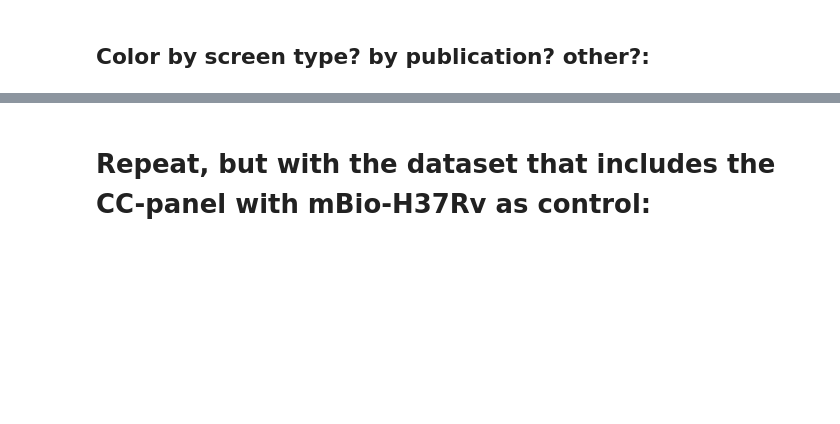
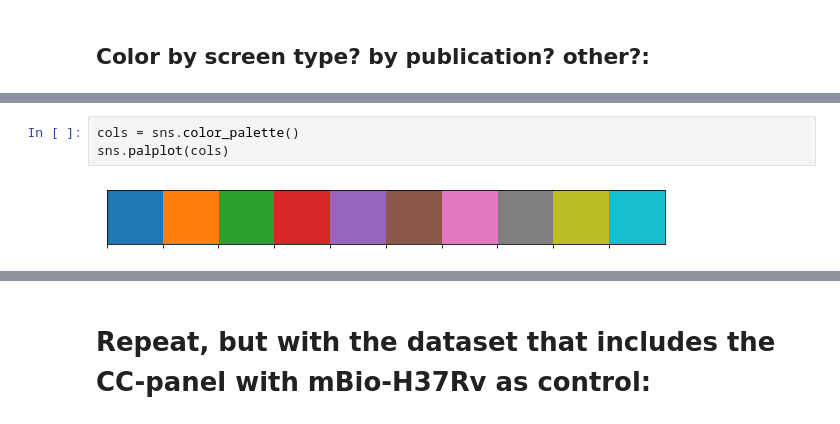
Before and after one commit to ajinich/mtb_tn_db, a Jupyter notebook: code/umap_other_projections/umap_by_screens.ipynb, the cells around one changed output, grey strips where cells are left out. Saved outputs shown, nothing was run; the diff lists cells and outputs as text; blank space fills up the shorter version.

```diff
--- a/code/umap_other_projections/umap_by_screens.ipynb
+++ b/code/umap_other_projections/umap_by_screens.ipynb
@@ -147,3 +147,8 @@ final_plot = scatter_plot * control_plot
 final_plot
 # %% [output]
 [interactive output not drawn]
+# %%
+cols = sns.color_palette()
+sns.palplot(cols)
+# %% [output]
+[figure, added]
```
Also changed, not shown: parts of 6 cells of this notebook, 4 other files.
